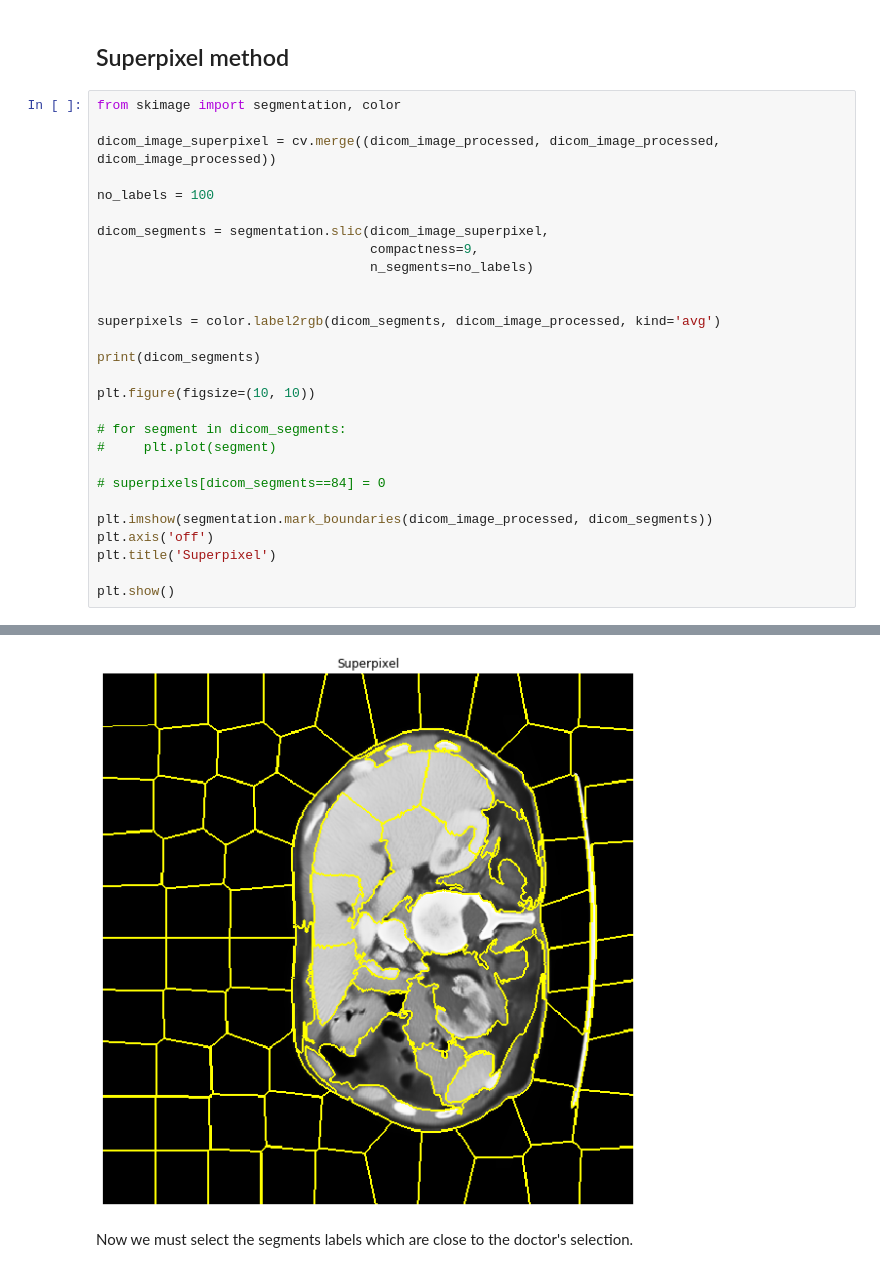
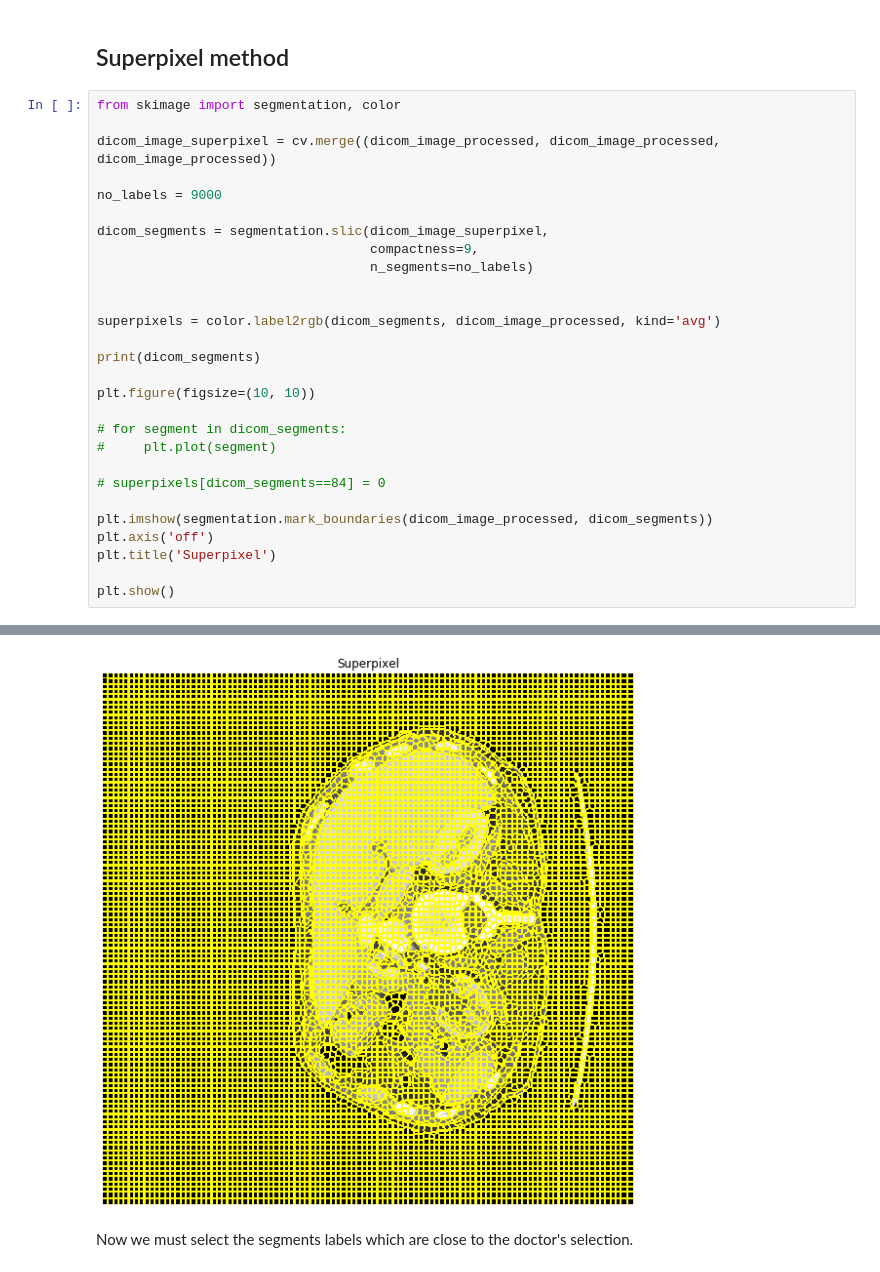
Before and after one commit to dragoshh1984/dicom_image_segmentation, a Jupyter notebook: workspace.ipynb, the cells around one changed output, grey strips where cells are left out. Drawn from its saved outputs; the diff is of its cells as text.

```diff
--- a/workspace.ipynb
+++ b/workspace.ipynb
@@ -674,7 +658,7 @@ from skimage import segmentation, color
 
 dicom_image_superpixel = cv.merge((dicom_image_processed, dicom_image_processed, dicom_image_processed))
 
-no_labels = 100
+no_labels = 9000
 
 dicom_segments = segmentation.slic(dicom_image_superpixel,
                                    compactness=9,
@@ -708,4 +692,4 @@ plt.show()
-[figure, old version]
+[figure, new version]
 # %% [markdown]
 Now we must select the segments labels which are close to the doctor's selection.
 # %%
```
Also changed, not shown: parts of 4 cells of this notebook, 15 other files.
